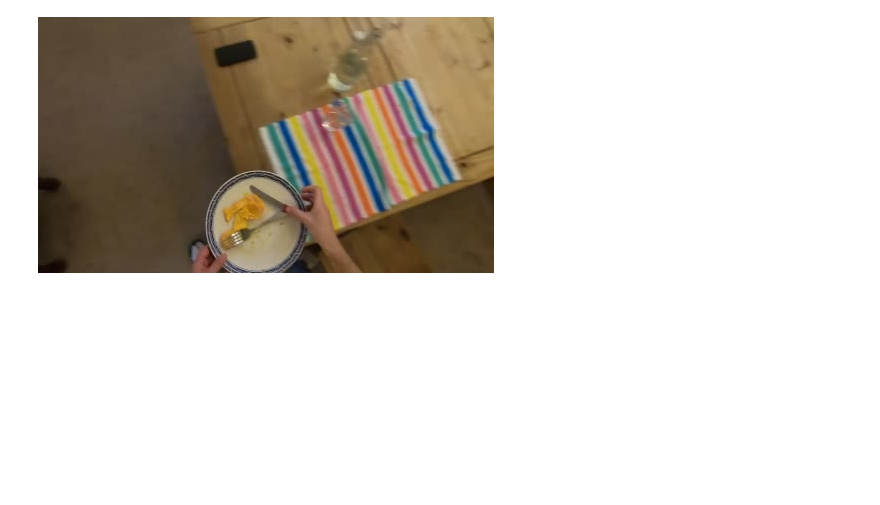
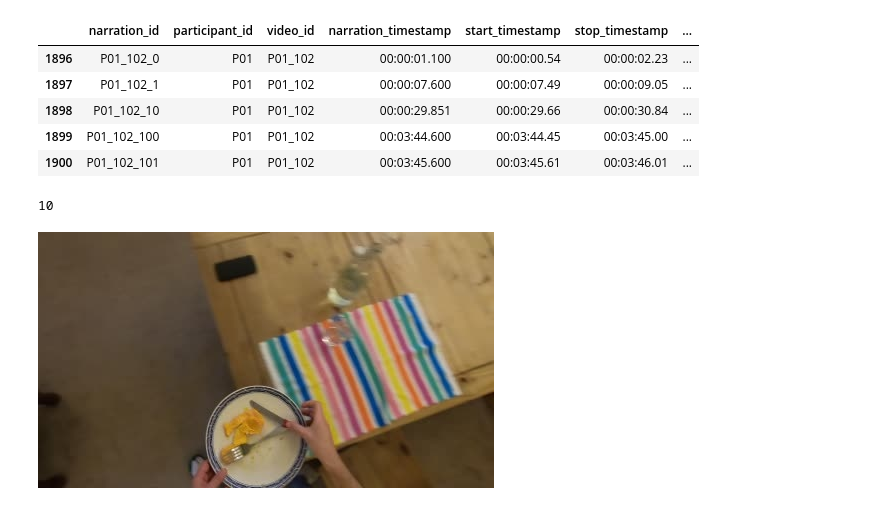
Before and after one commit to BASHLab/LLaSA, a Jupyter notebook: Video Narration.ipynb, the cells around one changed output. Drawn from its saved outputs; the diff is of its cells as text; code cells hidden in the pictures; blank space fills up the shorter version.

```diff
--- a/Video Narration.ipynb
+++ b/Video Narration.ipynb
@@ -25,0 +28,13 @@ for frame in tqdm(frames[26:111][::10]):
+# %%
+train_df = pd.read_csv("../EK-annotations/EPIC_100_train.csv")
+# %%
+df = train_df[train_df["video_id"]=="P01_102"]
+# %%
+df.head()
+# %% [output]
+|  | narration_id | participant_id | video_id | narration_timestamp | start_timestamp | stop_timestamp | ... |
+| 1896 | P01_102_0 | P01 | P01_102 | 00:00:01.100 | 00:00:00.54 | 00:00:02.23 | ... |
+| 1897 | P01_102_1 | P01 | P01_102 | 00:00:07.600 | 00:00:07.49 | 00:00:09.05 | ... |
+| 1898 | P01_102_10 | P01 | P01_102 | 00:00:29.851 | 00:00:29.66 | 00:00:30.84 | ... |
+| 1899 | P01_102_100 | P01 | P01_102 | 00:03:44.600 | 00:03:44.45 | 00:03:45.00 | ... |
+| 1900 | P01_102_101 | P01 | P01_102 | 00:03:45.600 | 00:03:45.61 | 00:03:46.01 | ... |
@@ -26,3 +47,7 @@ for frame in tqdm(frames[26:111][::10]):
+# %%
+len(gyro_segment.drop(["Milliseconds"], axis=1).values.tolist()[::4])
+# %% [output]
+10
 # %%
 display_handle = display(None, display_id=True)
 for img in base64_frames:
```
Also changed, not shown: parts of 10 cells of this notebook.
